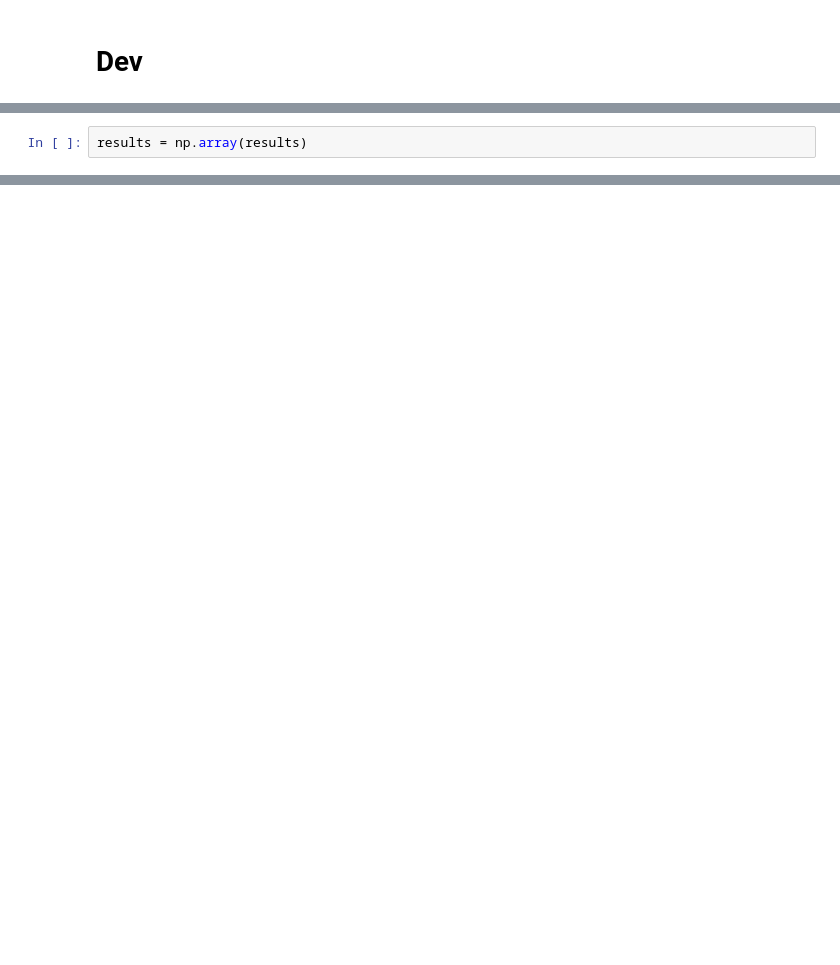
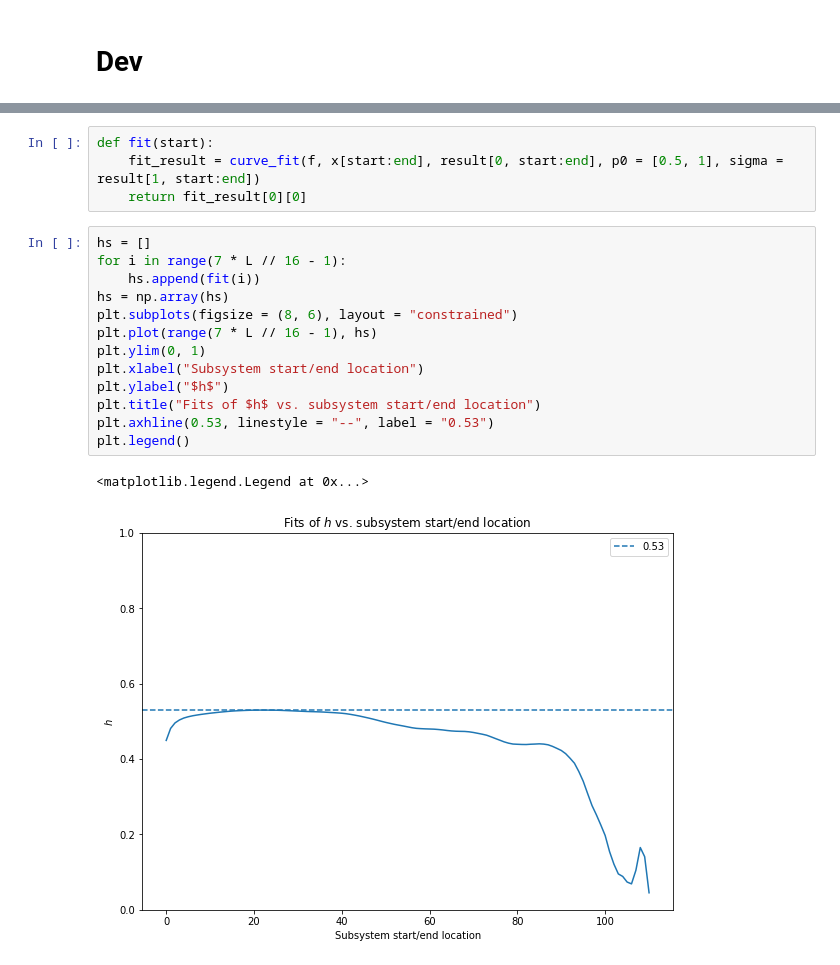
Before and after one commit to DanDan0101/clifford, a Jupyter notebook: dev_qudits.ipynb, the cells around one changed output, grey strips where cells are left out. Cells and saved outputs as stored; diff of their text form; blank space fills up the shorter version.

```diff
--- a/dev_qudits.ipynb
+++ b/dev_qudits.ipynb
@@ -295,2 +290,0 @@ with Pool(num_cpus) as pool:
-# %%
-results = np.array(results)
@@ -308,2 +345,22 @@ plt.plot()
+# %%
+def fit(start):
+    fit_result = curve_fit(f, x[start:end], result[0, start:end], p0 = [0.5, 1], sigma = result[1, start:end])
+    return fit_result[0][0]
+# %%
+hs = []
+for i in range(7 * L // 16 - 1):
+    hs.append(fit(i))
+hs = np.array(hs)
+plt.subplots(figsize = (8, 6), layout = "constrained")
+plt.plot(range(7 * L // 16 - 1), hs)
+plt.ylim(0, 1)
+plt.xlabel("Subsystem start/end location")
+plt.ylabel("$h$")
+plt.title("Fits of $h$ vs. subsystem start/end location")
+plt.axhline(0.53, linestyle = "--", label = "0.53")
+plt.legend()
+# %% [output]
+<matplotlib.legend.Legend at 0x...>
+[figure, added]
 # %%
 plt.subplots(figsize = (8, 6), layout = "constrained")
```
Also changed, not shown: parts of 12 cells of this notebook, 3 other files.
